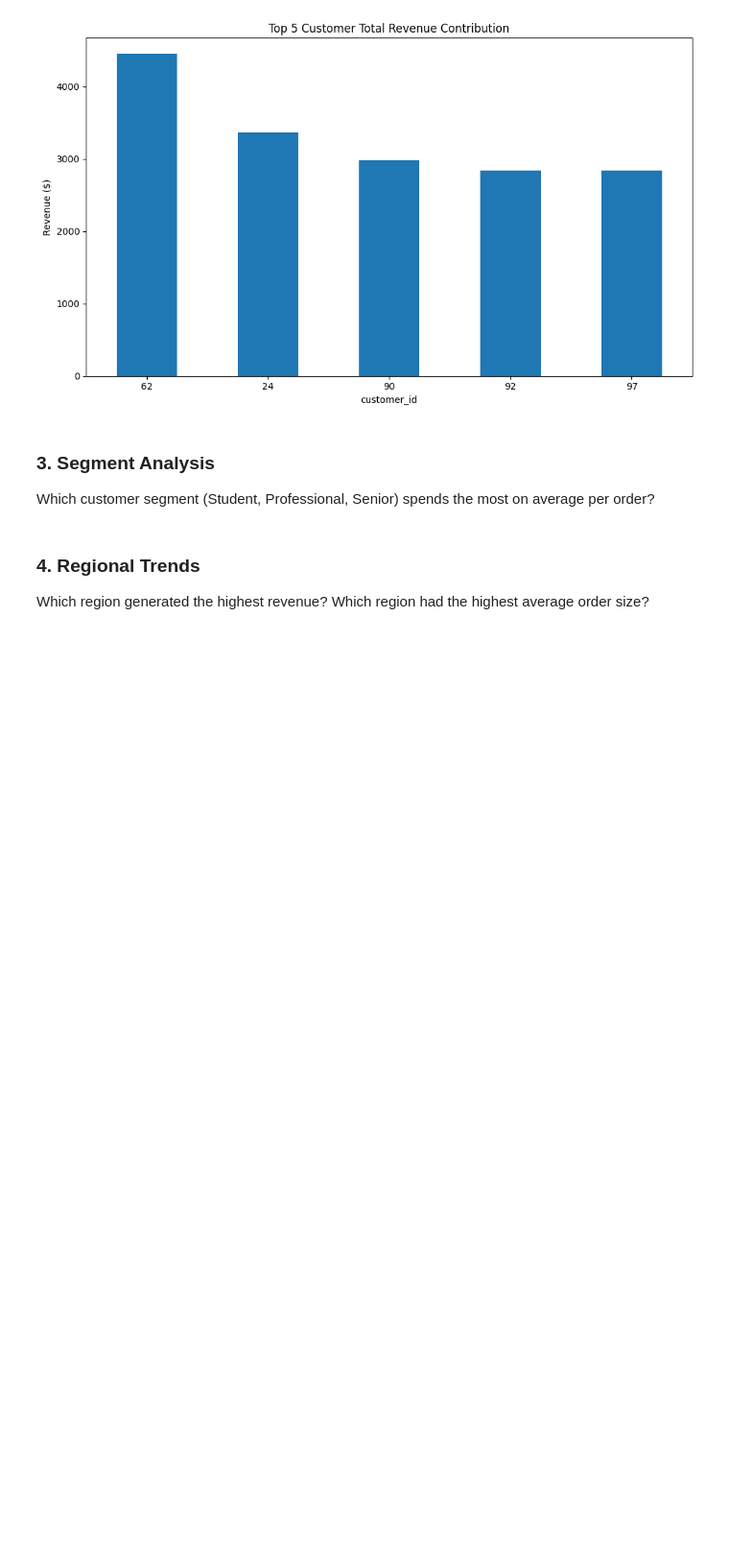
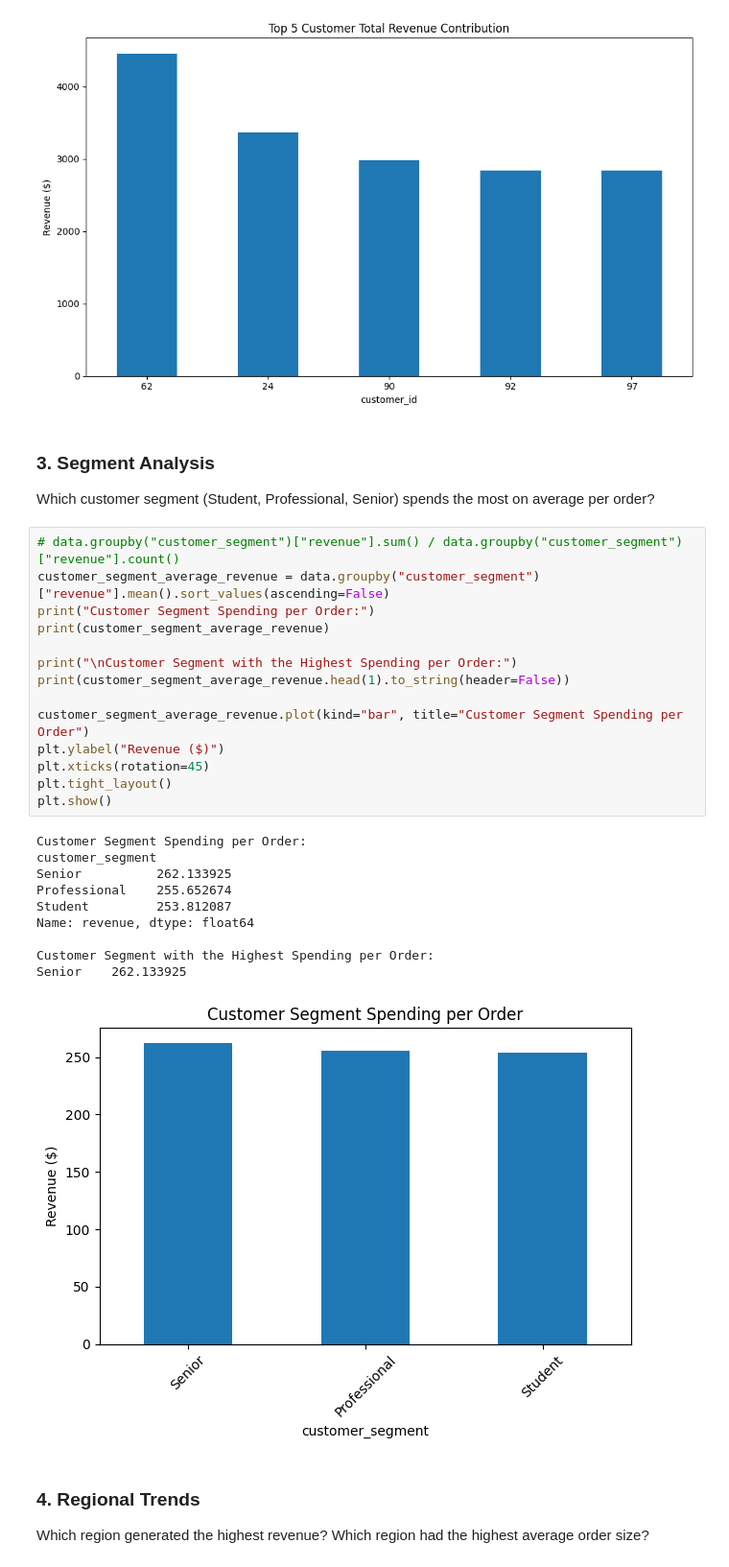
Before and after one commit to amyng939/ds-fall-2025-fri-1230, a Jupyter notebook: Week-06-Business-Stats-Analytics/homeworks/Amy-Ng-week-06-exercise.ipynb, the cells around one changed output. Shown: that part at 96% size. Saved outputs shown, nothing was run; the diff lists cells and outputs as text; blank space fills up the shorter version.

```diff
--- a/Week-06-Business-Stats-Analytics/homeworks/Amy-Ng-week-06-exercise.ipynb
+++ b/Week-06-Business-Stats-Analytics/homeworks/Amy-Ng-week-06-exercise.ipynb
@@ -207,6 +207,31 @@ Name: revenue, dtype: float64
 # %% [markdown]
 ### 3. Segment Analysis
 Which customer segment (Student, Professional, Senior) spends the most on average per order?
+# %%
+# data.groupby("customer_segment")["revenue"].sum() / data.groupby("customer_segment")["revenue"].count()
+customer_segment_average_revenue = data.groupby("customer_segment")["revenue"].mean().sort_values(ascending=False)
+print("Customer Segment Spending per Order:")
+print(customer_segment_average_revenue)
+
+print("\nCustomer Segment with the Highest Spending per Order:")
+print(customer_segment_average_revenue.head(1).to_string(header=False))
+
+customer_segment_average_revenue.plot(kind="bar", title="Customer Segment Spending per Order")
+plt.ylabel("Revenue ($)")
+plt.xticks(rotation=45)
+plt.tight_layout()
+plt.show()
+# %% [output]
+Customer Segment Spending per Order:
+customer_segment
+Senior          262.133925
+Professional    255.652674
+Student         253.812087
+Name: revenue, dtype: float64
+
+Customer Segment with the Highest Spending per Order:
+Senior    262.133925
+[figure, added]
 # %% [markdown]
 ### 4. Regional Trends
 Which region generated the highest revenue? Which region had the highest average order size?
```
Also changed, not shown: parts of 5 cells of this notebook.
